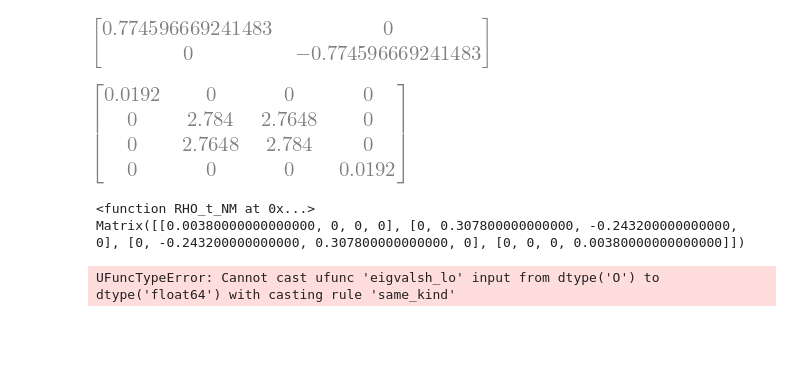
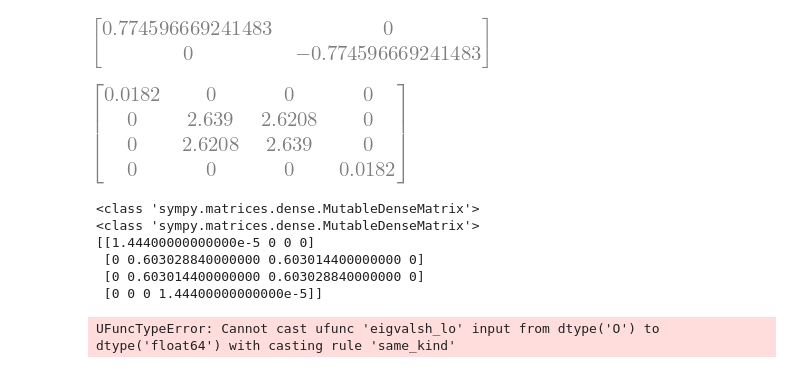
Before and after one commit to SchultzVV/quantum-state-preparation-vqa, a Jupyter notebook: noMarkov/Non_Markov.ipynb, the cells around one changed output. Drawn from its saved outputs; the diff is of its cells as text; code cells hidden in the pictures; blank space fills up the shorter version.

```diff
--- a/noMarkov/Non_Markov.ipynb
+++ b/noMarkov/Non_Markov.ipynb
@@ -200,15 +204,15 @@ K_1(0.01,1.2)
 # %%
 #ação do canal no estado |+><+| J É O TEMPO
 def TP(a,b):
     return TensorProduct(a,b)
 def RHO_t_NM(state,J):
     tp1 = TP(K_0(0.01,J),K_1(0.01,J))
     tp2 = TP(K_1(0.01,J),K_0(0.01,J))
     return tp1*proj(state)*tp1.T + tp2*proj(state)*tp2.T
     # return K_0(0.01,J)*proj(state)*K_0(0.01,J).T + K_1(0.01,J)*proj(state)*K_1(0.01,J).T
     return K_0(0.01,J)*proj(state)*K_0(0.01,J).T + K_1(0.01,J)*proj(state)*K_1(0.01,J).T
 
-RHO_t_NM(werner_state(-0.8,-0.8,-0.8),1.2)
-RHO_t_NM(werner_state(-0.8,-0.8,-0.8),1.2)
+RHO_t_NM(werner_state(-0.8,-0.8,-0.8),0)
+RHO_t_NM(werner_state(-0.8,-0.8,-0.8),1.3)
 # %% [output]
-[figure, old version]
+[figure, new version]
@@ -215,13 +239,29 @@ RHO_t_NM(werner_state(-0.8,-0.8,-0.8),1.2)
 # %%
-state = np.array(werner_state(-0.8,-0.8,-0.8))
+from sympy import MutableDenseMatrix
+
+
+def changer(matrix):
+    rows, cols = matrix.shape
+
+    return MutableDenseMatrix(rows, cols, lambda i, j: float(matrix[i, j]))
+
 t = np.linspace(0.1,0.9,10)
-RHO_t_NM(state, t[1])
-print(RHO_t_NM)
-#y = [coh_l1(RHO_t_NM(state, i)) for i in t]
-y = [EoF(RHO_t_NM(state, i)) for i in t]
+
+
+state = Matrix(werner_state(-0.8,-0.8,-0.8))
+#t = np.linspace(0.1,0.9,10)
+
+print(type(RHO_t_NM(state, t[1])))
+print(type(changer(RHO_t_NM(state, t[1]))))
+y = [coh_l1(RHO_t_NM(state, i)) for i in t]
+# y = [EoF(Matrix(RHO_t_NM(state, i))) for i in t]
 plt.plot(t,y)
 plt.show()
 # %% [output]
-<function RHO_t_NM at 0x...>
-Matrix([[0.00380000000000000, 0, 0, 0], [0, 0.307800000000000, -0.243200000000000, 0], [0, -0.243200000000000, 0.307800000000000, 0], [0, 0, 0, 0.00380000000000000]])
+<class 'sympy.matrices.dense.MutableDenseMatrix'>
+<class 'sympy.matrices.dense.MutableDenseMatrix'>
+[[1.44400000000000e-5 0 0 0]
+ [0 0.603028840000000 0.603014400000000 0]
+ [0 0.603014400000000 0.603028840000000 0]
+ [0 0 0 1.44400000000000e-5]]
 UFuncTypeError: Cannot cast ufunc 'eigvalsh_lo' input from dtype('O') to dtype('float64') with casting rule 'same_kind'
```
Also changed, not shown: parts of 2 cells of this notebook.
